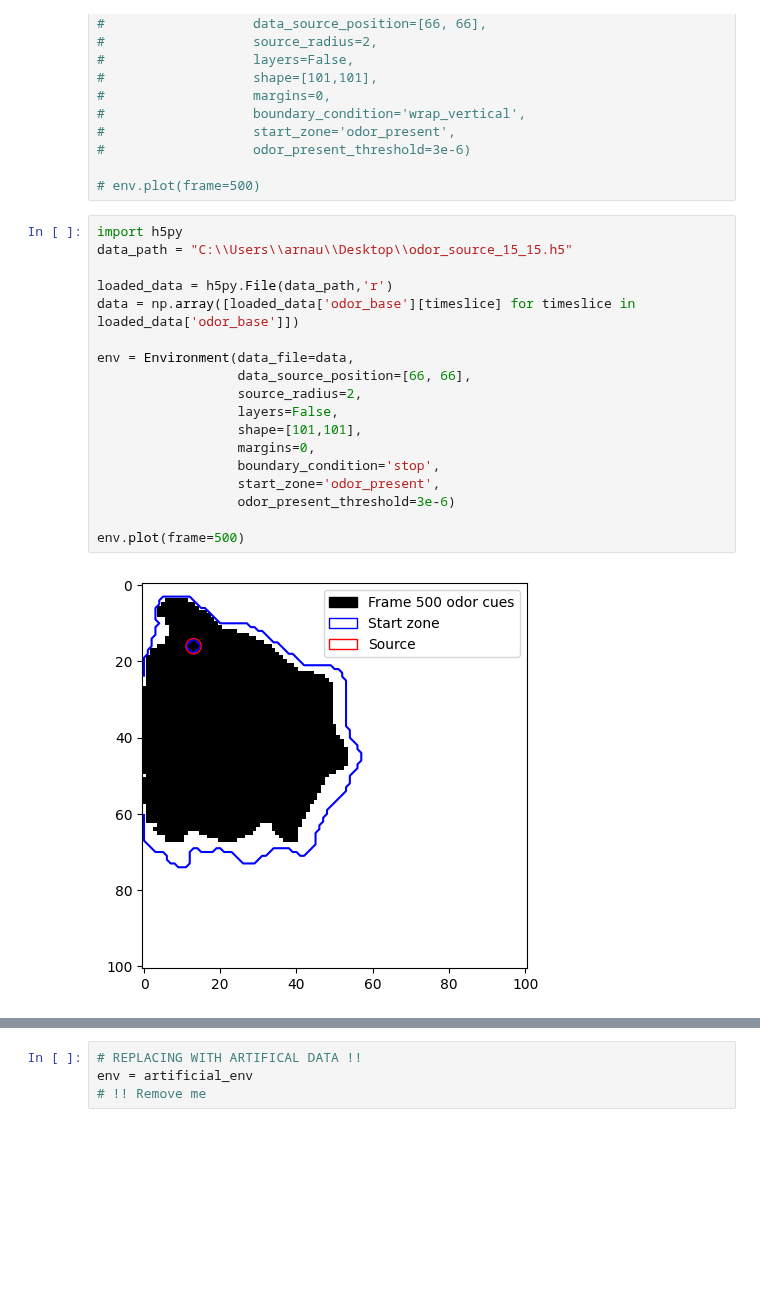
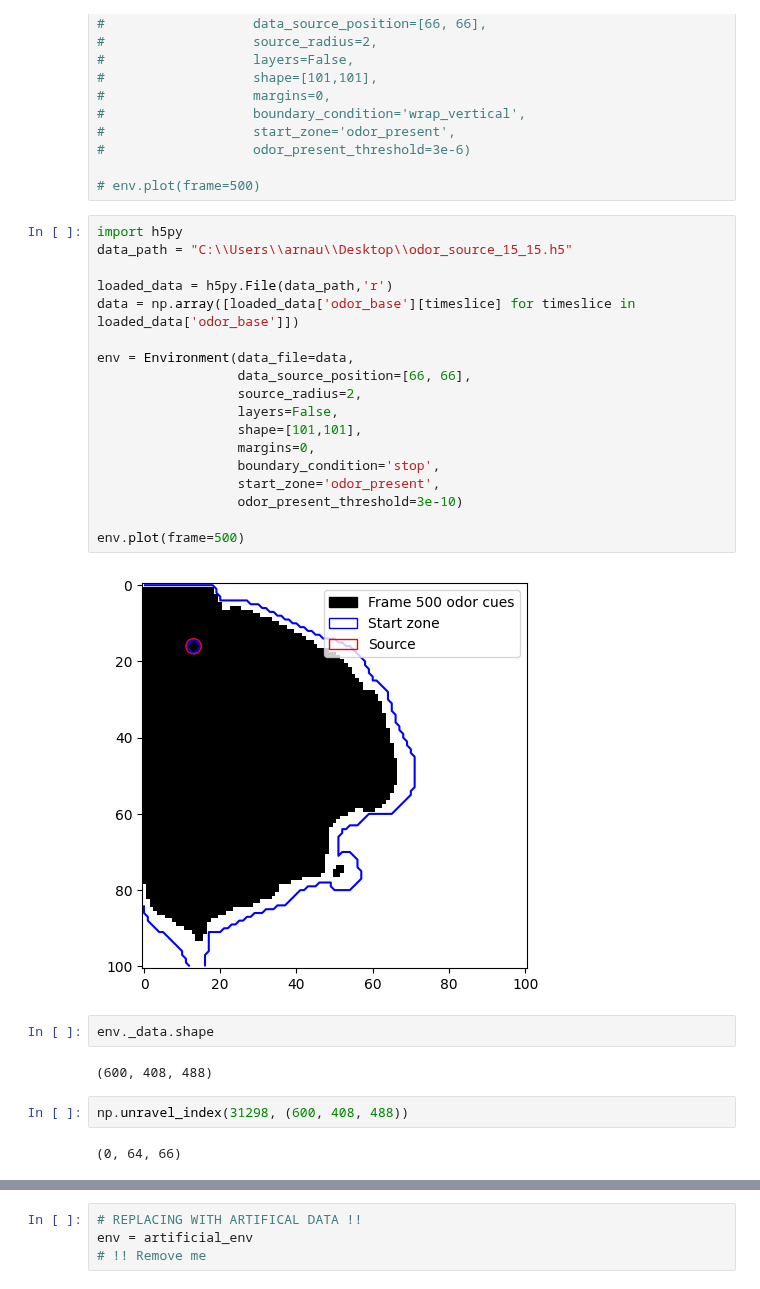
Before and after one commit to PimLb/olfactory-navigation, a Jupyter notebook: experiments/sea-robins/position_layer_model.ipynb, the cells around one changed output, grey strips where cells are left out. Cells and saved outputs as stored; diff of their text form; blank space fills up the shorter version.

```diff
--- a/experiments/sea-robins/position_layer_model.ipynb
+++ b/experiments/sea-robins/position_layer_model.ipynb
@@ -387,20 +400,28 @@ from olfactory_navigation.agents.model_based_util.belief import Belief, BeliefSe
 # %%
 import h5py
 data_path = "C:\\Users\\arnau\\Desktop\\odor_source_15_15.h5"
 
 loaded_data = h5py.File(data_path,'r')
 data = np.array([loaded_data['odor_base'][timeslice] for timeslice in loaded_data['odor_base']])
 
 env = Environment(data_file=data,
                   data_source_position=[66, 66],
                   source_radius=2,
                   layers=False,
                   shape=[101,101],
                   margins=0,
                   boundary_condition='stop',
                   start_zone='odor_present',
-                  odor_present_threshold=3e-6)
+                  odor_present_threshold=3e-10)
 
 env.plot(frame=500)
 # %% [output]
-[figure, old version]
+[figure, new version]
+# %%
+env._data.shape
+# %% [output]
+(600, 408, 488)
+# %%
+np.unravel_index(31298, (600, 408, 488))
+# %% [output]
+(0, 64, 66)
```
Also changed, not shown: parts of 14 cells of this notebook.
